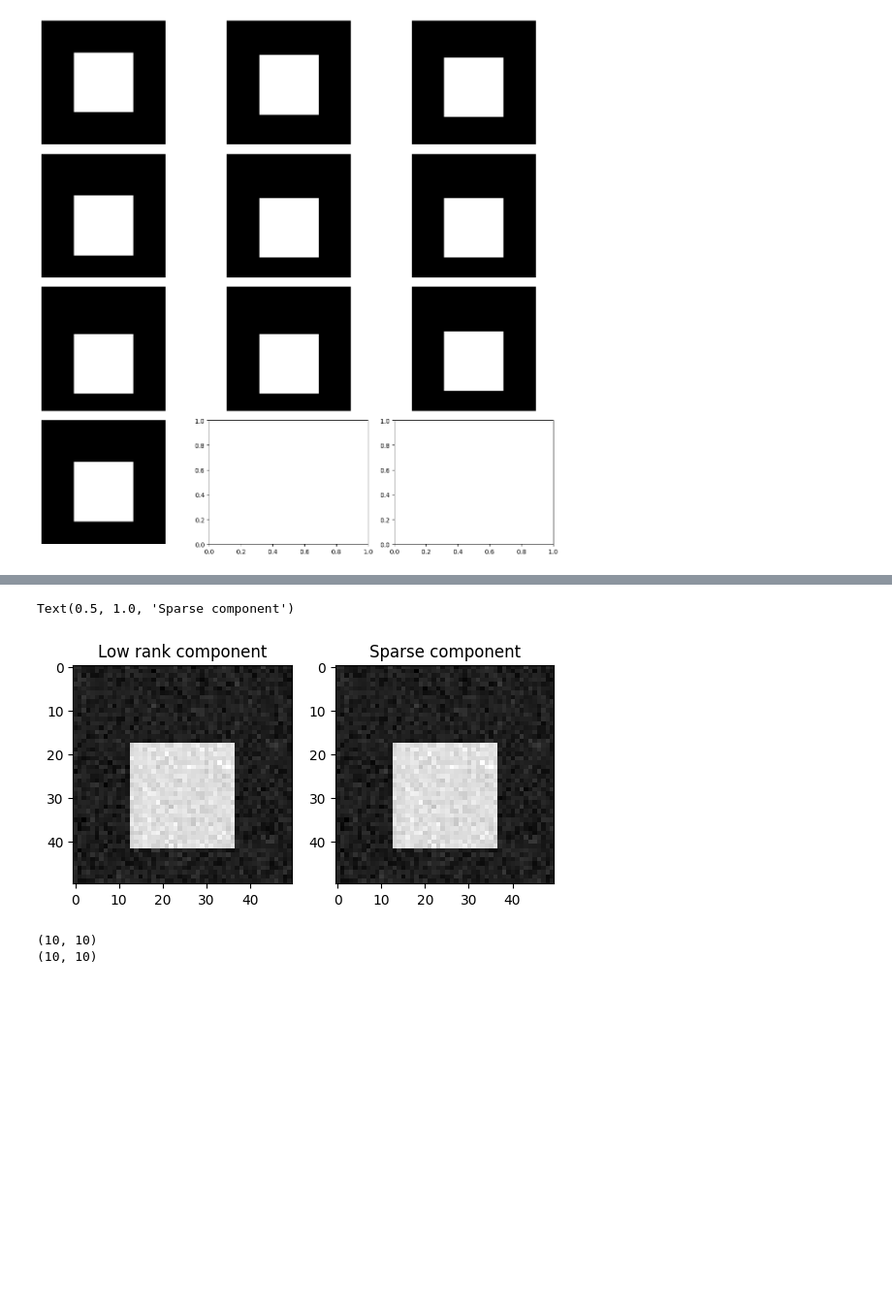
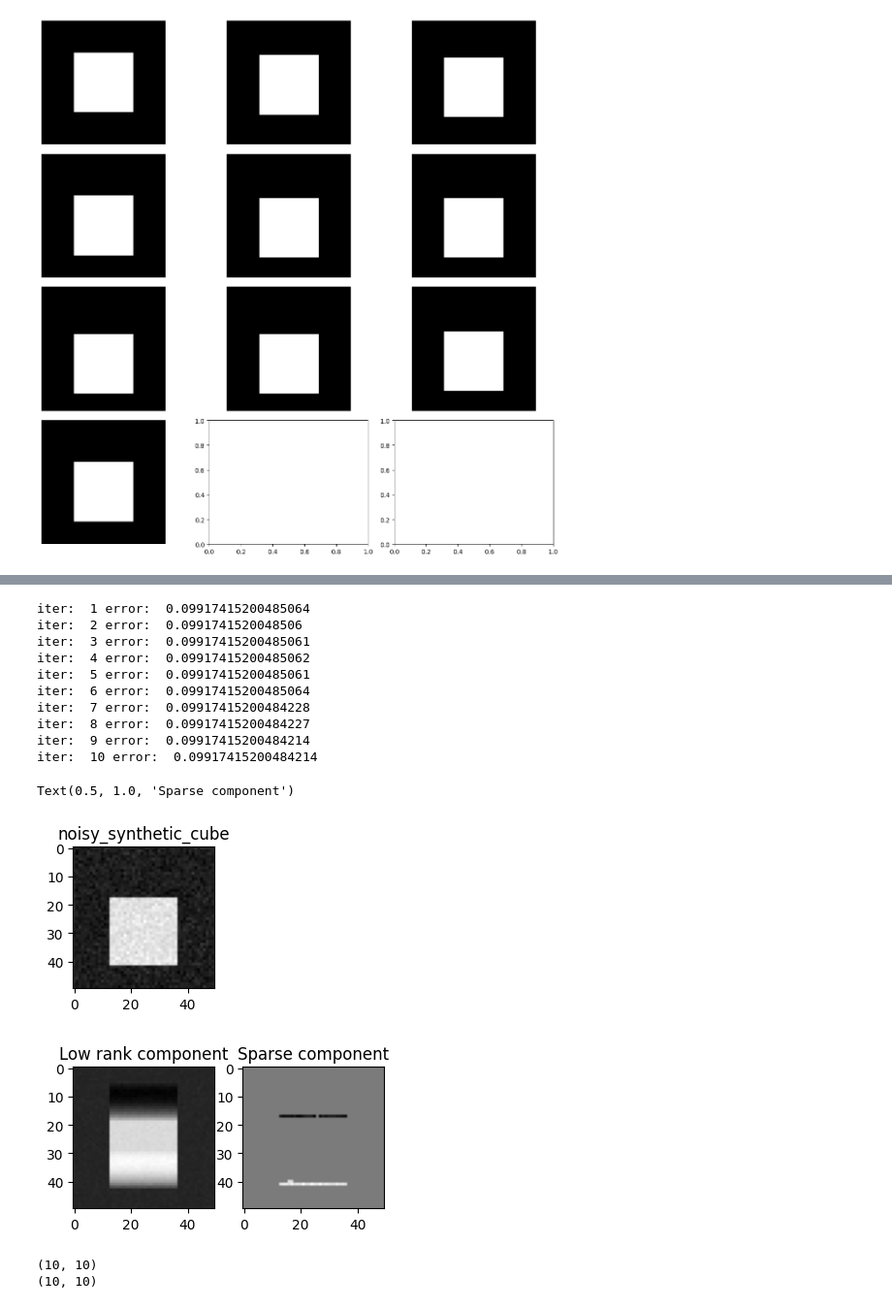
Before and after one commit to Norman-lib/LLBMOF-project, a Jupyter notebook: Example.ipynb, the cells around one changed output, grey strips where cells are left out. Shown at 97% size. Drawn from its saved outputs; the diff is of its cells as text; code cells hidden in the pictures; blank space fills up the shorter version.

```diff
--- a/Example.ipynb
+++ b/Example.ipynb
@@ -225,24 +225,38 @@ iter:  10 error:  0.087411396342331
 # %%
 import numpy as np
 
 # Add Gaussian noise to the synthetic cube
 noise_std = 0.05
 noisy_synthetic_cube = syntheticCube + np.random.normal(0, noise_std, syntheticCube.shape)
-
+L_noiy, S_noiy, W_noiy, error_history_noiy = godec(noisy_synthetic_cube,r,k,q,10,0.01)
 
 
 frame = 34
-
 plt.figure()
-plt.subplot(1,2,1)
+plt.subplot(1,3,1)
 plt.imshow(noisy_synthetic_cube[frame, :,:],cmap='gray')
+plt.title('noisy_synthetic_cube')
+plt.figure()
+plt.subplot(1,3,2)
+plt.imshow(L[frame, :,:],cmap='gray')
 plt.title('Low rank component')
-plt.subplot(1,2,2)
-plt.imshow(noisy_synthetic_cube[frame , :,:],cmap='gray')
+plt.subplot(1,3,3)
+plt.imshow(S[frame , :,:],cmap='gray')
 plt.title('Sparse component')
 # %% [output]
-Text(0.5, 1.0, 'Sparse component')
+iter:  1 error:  0.09917415200485064
+iter:  2 error:  0.0991741520048506
+iter:  3 error:  0.09917415200485061
+iter:  4 error:  0.09917415200485062
+iter:  5 error:  0.09917415200485061
+iter:  6 error:  0.09917415200485064
+iter:  7 error:  0.09917415200484228
+iter:  8 error:  0.09917415200484227
+iter:  9 error:  0.09917415200484214
+iter:  10 error:  0.09917415200484214
+Text(0.5, 1.0, 'Sparse component')
-[figure, old version]
+[figure, new version]
+[figure, added]
 # %%
 # Applying the flow algorithm
 from flowAlgorithm import flow_algorithm
```
Also changed, not shown: parts of 10 cells of this notebook, 53 other files.
